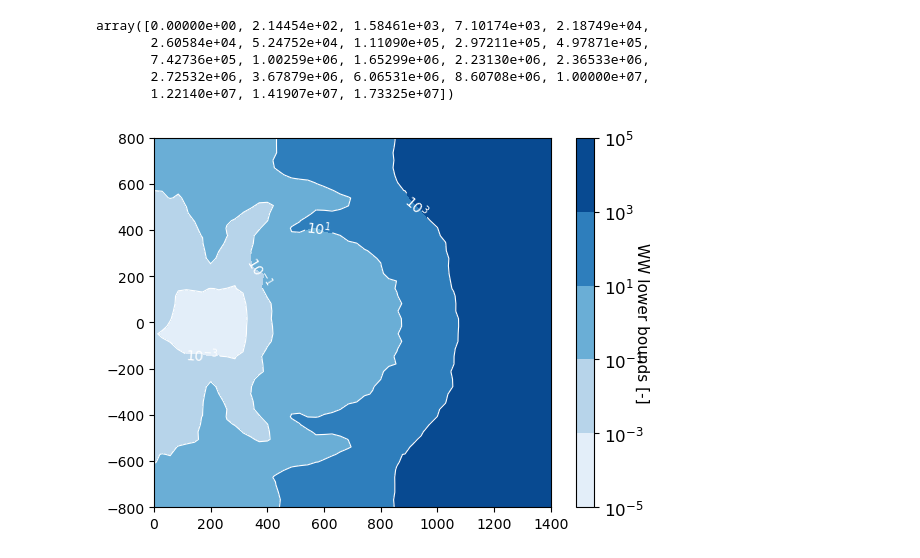
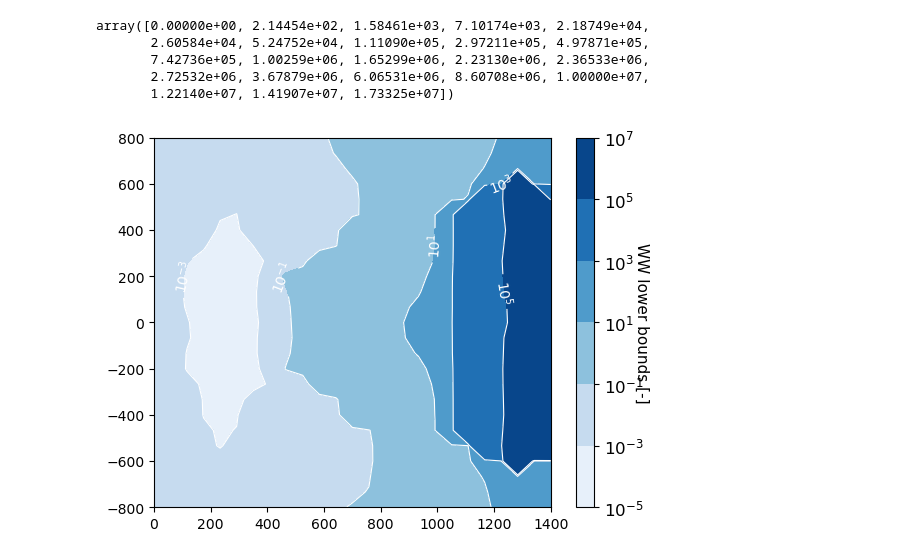
Before and after one commit to SteSeg/tokamak_radiation_environment, a Jupyter notebook: src/tokamak_radiation_environment/prove.ipynb, the cells around one changed output. Drawn from its saved outputs; the diff is of its cells as text; code cells hidden in the pictures.

```diff
--- a/src/tokamak_radiation_environment/prove.ipynb
+++ b/src/tokamak_radiation_environment/prove.ipynb
@@ -178,21 +178,22 @@ array([0.00000e+00, 2.14454e+02, 1.58461e+03, 7.10174e+03, 2.18749e+04,
        2.72532e+06, 3.67879e+06, 6.06531e+06, 8.60708e+06, 1.00000e+07,
        1.22140e+07, 1.41907e+07, 1.73325e+07])
 # %%
-lbs = lb[:, 25, :, -2].T
+lbs = lb[:, :, 12, -2].T
 
-x = np.linspace(0, 1400, 50)
-z = np.linspace(-800, 800, 50)
+x = np.linspace(0, 1400, 25)
+y = np.linspace(-1200, 1200, 25)
+z = np.linspace(-800, 800, 25)
 
 fig, ax1 = plt.subplots()
 fmt = ticker.LogFormatterSciNotation()
 fmt.create_dummy_axis()
 p1 = ax1.contourf(x, z, lbs, norm=LogNorm(), cmap='Blues')
 p2 = ax1.contour(x, z, lbs, norm=LogNorm(), colors='w', linewidths=.8)
 ax1.clabel(p2, fontsize=10, colors='w', fmt=fmt)
 cbar1 = fig.colorbar(p1, ax=ax1)
 cbar1.ax.tick_params(labelsize=12)
 cbar1.ax.yaxis.set_major_formatter(ticker.LogFormatterSciNotation())
 cbar1.set_label('WW lower bounds [-]', rotation=270, fontsize=11)
 #
 # %% [output]
-[figure, old version]
+[figure, new version]
```
Also changed, not shown: parts of 2 cells of this notebook, 6 other files.
